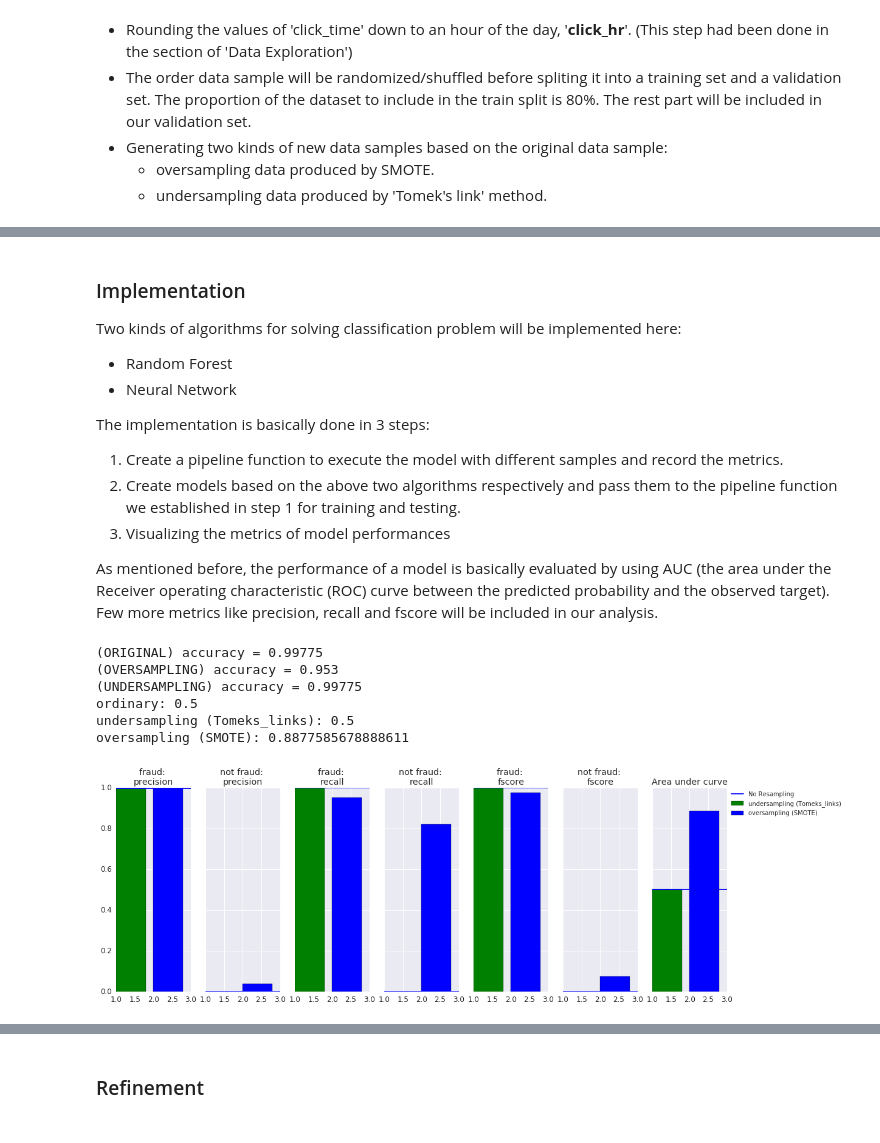
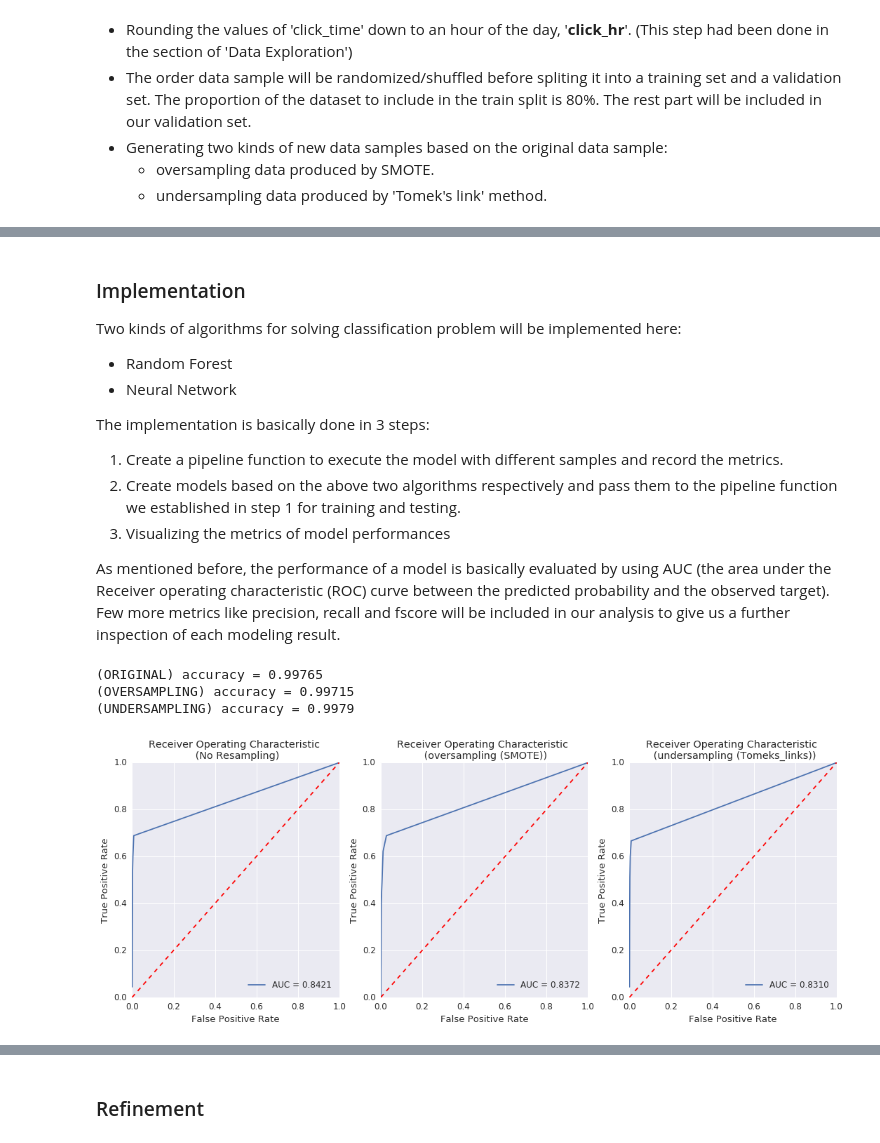
Before and after one commit to yuhow/udacity_nano_ML_course, a Jupyter notebook: capstone/capstone.ipynb, the cells around one changed output, grey strips where cells are left out. Cells and saved outputs as stored; diff of their text form; code cells hidden in the pictures.

```diff
--- a/capstone/capstone.ipynb
+++ b/capstone/capstone.ipynb
@@ -392,4 +399,4 @@ The implementation is basically done in 3 steps:
 2. Create models based on the above two algorithms respectively and pass them to the pipeline function we established in step 1 for training and testing.
 3. Visualizing the metrics of model performances
 
-As mentioned before, the performance of a model is basically evaluated by using AUC (the area under the Receiver operating characteristic (ROC) curve between the predicted probability and the observed target). Few more metrics like precision, recall and fscore will be included in our analysis.
+As mentioned before, the performance of a model is basically evaluated by using AUC (the area under the Receiver operating characteristic (ROC) curve between the predicted probability and the observed target). Few more metrics like precision, recall and fscore will be included in our analysis to give us a further inspection of each modeling result.
@@ -531,24 +533,48 @@ def evaluate_method(results, method, metrics = ['precision', 'recall', 'fscore']
+# %%
+def draw_AUC(model_list, test_data, test_target):
+    fig_auc, ax_auc = plt.subplots(1, 3, figsize=(18, 6))
+
+    for idx in range(len(model_list)):
+        prediction = model_list[idx].predict_proba(test_data)
+        val_preds = prediction_converter(prediction)
+
+        fpr, tpr, thresholds = metrics.roc_curve(test_target, val_preds)
+        roc_auc = metrics.auc(fpr, tpr)
+
+        if idx == 0:
+            ax_auc[idx].set_title('Receiver Operating Characteristic \n (No Resampling)')
+        elif idx == 1:
+            ax_auc[idx].set_title('Receiver Operating Characteristic \n (oversampling (SMOTE))')
+        elif idx == 2:
+            ax_auc[idx].set_title('Receiver Operating Characteristic \n (undersampling (Tomeks_links))')
+
+        ax_auc[idx].plot(fpr, tpr, label='AUC = %0.4f'% roc_auc)
+
+        ax_auc[idx].legend(loc='lower right')
+        ax_auc[idx].plot([0,1],[0,1],'r--')
+        ax_auc[idx].set_xlim([-0.001, 1])
+        ax_auc[idx].set_ylim([0, 1.001])
+        ax_auc[idx].set_ylabel('True Positive Rate')
+        ax_auc[idx].set_xlabel('False Positive Rate')
 # %%
 from sklearn.ensemble import RandomForestClassifier
 
-model_rf = RandomForestClassifier(n_estimators=12, max_depth=6, min_samples_leaf=50, \
-                               max_features=0.5, bootstrap=False, n_jobs=-1, random_state=10)
-#model_rf = RandomForestClassifier(random_state=10)
+#model_rf = RandomForestClassifier(n_estimators=12, max_depth=6, min_samples_leaf=1, \
+#                                  max_features=0.5, bootstrap=False, n_jobs=-1, random_state=10)
+model_rf = RandomForestClassifier(min_samples_leaf=1, bootstrap=False, n_jobs=-1, random_state=10)
 
-results_rf = model_with_different_samples(X_train_list, X_original_test, \
-                                          y_train_list, y_original_test, model_rf)
+model_rf_list, results_rf = model_with_different_samples(X_train_list, X_original_test, \
+                                                         y_train_list, y_original_test, model_rf)
 
-evaluate_method(results_rf, 'resampling')
-model_rf.fit(X_train_list[1], y_train_list[1])
-pred_rf = model_rf.predict(kaggle_X)
+#evaluate_method(results_rf, 'resampling')
+draw_AUC(model_rf_list, X_original_test, y_original_test)
+#model_rf.fit(X_train_list[1], y_train_list[1])
+#pred_rf = model_rf.predict(kaggle_X)
 # %% [output]
-(ORIGINAL) accuracy = 0.99775
-(OVERSAMPLING) accuracy = 0.953
-(UNDERSAMPLING) accuracy = 0.99775
-ordinary: 0.5
-undersampling (Tomeks_links): 0.5
-oversampling (SMOTE): 0.8877585678888611
+(ORIGINAL) accuracy = 0.99765
+(OVERSAMPLING) accuracy = 0.99715
+(UNDERSAMPLING) accuracy = 0.9979
-[figure, old version]
+[figure, new version]
 # %%
 from sklearn.neural_network import MLPClassifier
 #clf = MLPClassifier(solver='adam', hidden_layer_sizes=(200, ), max_iter=50000, batch_size=10000, random_state=10)
```
Also changed, not shown: parts of 7 cells of this notebook.
